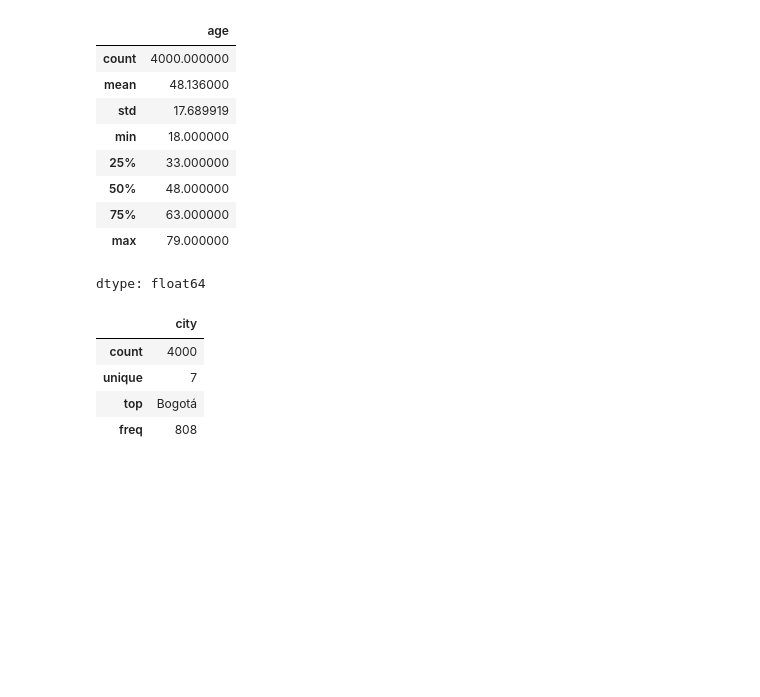
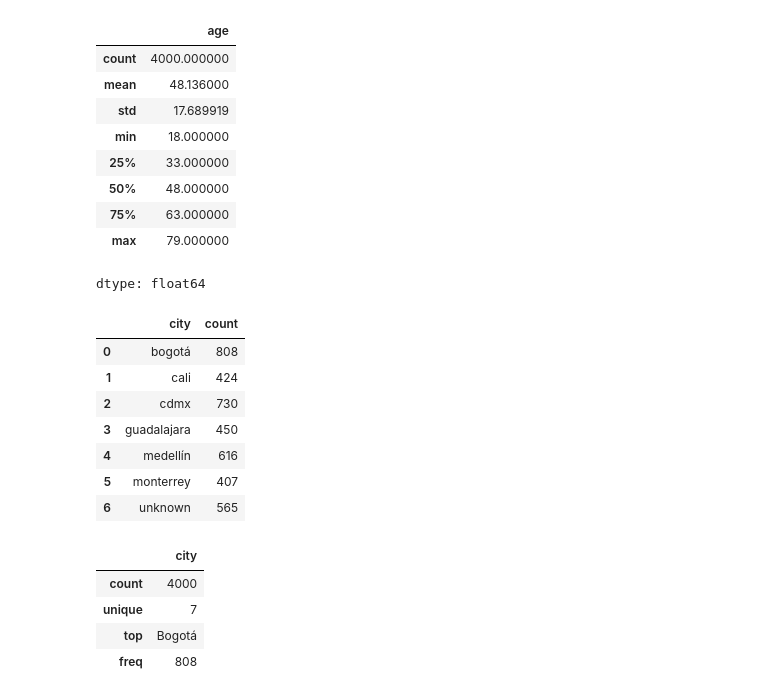
Before and after one commit to FithoGerardo/Analysis-of-a-telecommunications-company, a Jupyter notebook: Fitho_S7 Version-Estudiante-Project-ConnectaTel.ipynb, the cells around one changed output. Saved outputs shown, nothing was run; the diff lists cells and outputs as text; code cells hidden in the pictures; blank space fills up the shorter version.

```diff
--- a/Fitho_S7 Version-Estudiante-Project-ConnectaTel.ipynb
+++ b/Fitho_S7 Version-Estudiante-Project-ConnectaTel.ipynb
@@ -740,6 +737,20 @@ usrs['age'].describe()
 | 75% | 63.000000 |
 | max | 79.000000 |
 dtype: float64
+# %%
+# Ajustar string de 'city'
+usrs['city'] = (usrs['city'].str.strip().str.lower()
+    .replace({"gdl": "guadalajara", "mty": "monterrey"})
+)
+# %% [output]
+|  | city | count |
+| 0 | bogotá | 808 |
+| 1 | cali | 424 |
+| 2 | cdmx | 730 |
+| 3 | guadalajara | 450 |
+| 4 | medellín | 616 |
+| 5 | monterrey | 407 |
+| 6 | unknown | 565 |
 # %%
 # Reemplazar ? por NA en city
 usrs['city'] = usrs['city'].replace('?', pd.NA)
```
Also changed, not shown: parts of 11 cells of this notebook.
